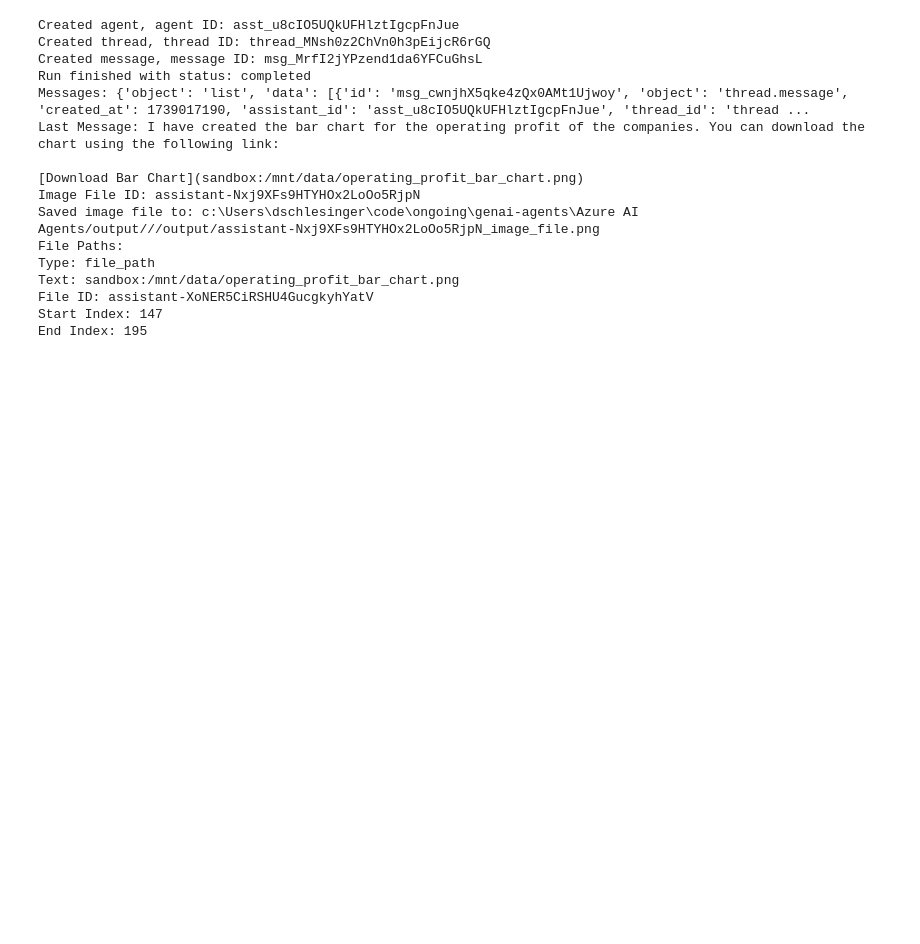
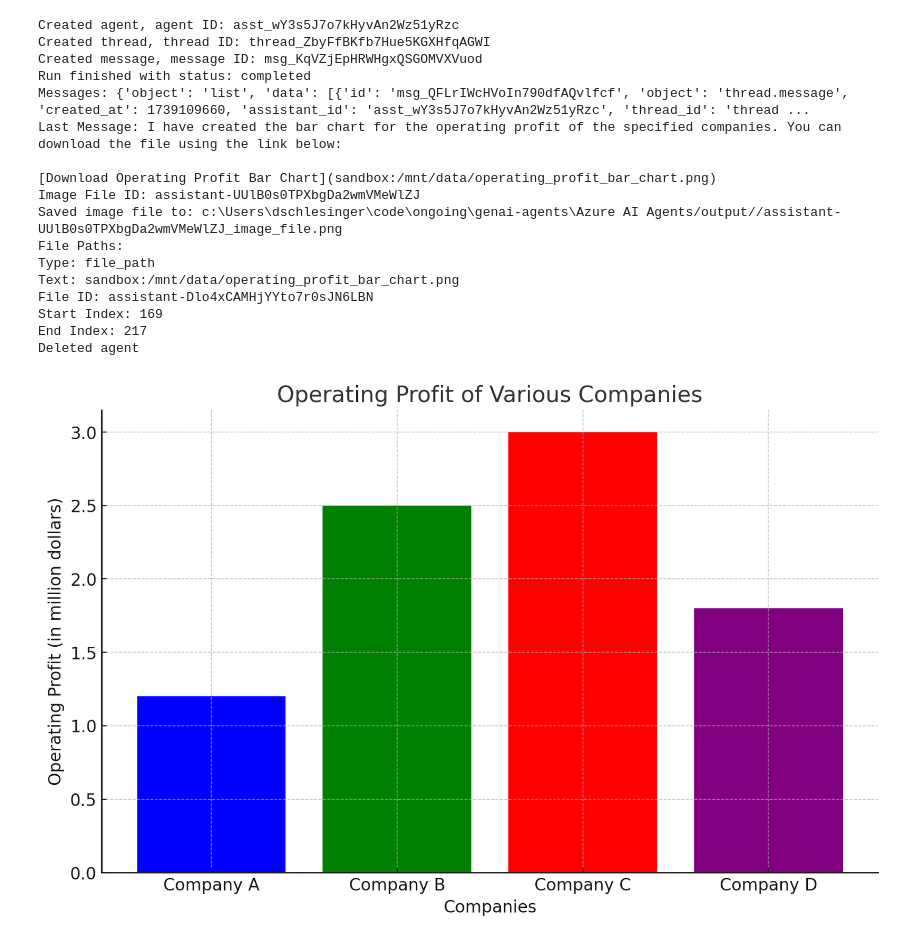
Before and after one commit to denisa-ms/genai-agents, a Jupyter notebook: Azure AI Agents/1-agent with code interpreter.ipynb, the cells around one changed output. Drawn from its saved outputs; the diff is of its cells as text; code cells hidden in the pictures; blank space fills up the shorter version.

Commit message:
agents

```diff
--- a/Azure AI Agents/1-agent with code interpreter.ipynb
+++ b/Azure AI Agents/1-agent with code interpreter.ipynb
@@ -75,11 +75,12 @@ with project_client:
     if last_msg:
         print(f"Last Message: {last_msg.text.value}")
 
+    target_dir = f"{Path.cwd()}/output/"
+    file_name=""
     # Generate an image file for the bar chart
     for image_content in messages.image_contents:
         print(f"Image File ID: {image_content.image_file.file_id}")
-        target_dir = f"{Path.cwd()}/output/"
-        file_name = f"/output/{image_content.image_file.file_id}_image_file.png"
+        file_name = f"{image_content.image_file.file_id}_image_file.png"
         project_client.agents.save_file(file_id=image_content.image_file.file_id, file_name=file_name, target_dir=target_dir)
         print(f"Saved image file to: {target_dir}/{file_name}")
 
@@ -97,19 +98,26 @@ with project_client:
     project_client.agents.delete_agent(agent.id)
     print("Deleted agent")
 # %% [output]
-Created agent, agent ID: asst_u8cIO5UQkUFHlztIgcpFnJue
-Created thread, thread ID: thread_MNsh0z2ChVn0h3pEijcR6rGQ
-Created message, message ID: msg_MrfI2jYPzend1da6YFCuGhsL
+Created agent, agent ID: asst_wY3s5J7o7kHyvAn2Wz51yRzc
+Created thread, thread ID: thread_ZbyFfBKfb7Hue5KGXHfqAGWI
+Created message, message ID: msg_KqVZjEpHRWHgxQSGOMVXVuod
 Run finished with status: completed
-Messages: {'object': 'list', 'data': [{'id': 'msg_cwnjhX5qke4zQx0AMt1Ujwoy', 'object': 'thread.message', 'created_at': 1739017190, 'assistant_id': 'asst_u8cIO5UQkUFHlztIgcpFnJue', 'thread_id': 'thread ...
-Last Message: I have created the bar chart for the operating profit of the companies. You can download the chart using the following link:
+Messages: {'object': 'list', 'data': [{'id': 'msg_QFLrIWcHVoIn790dfAQvlfcf', 'object': 'thread.message', 'created_at': 1739109660, 'assistant_id': 'asst_wY3s5J7o7kHyvAn2Wz51yRzc', 'thread_id': 'thread ...
+Last Message: I have created the bar chart for the operating profit of the specified companies. You can download the file using the link below:
 
-[Download Bar Chart](sandbox:/mnt/data/operating_profit_bar_chart.png)
-Image File ID: assistant-Nxj9XFs9HTYHOx2LoOo5RjpN
-Saved image file to: c:\Users\dschlesinger\code\ongoing\genai-agents\Azure AI Agents/output///output/assistant-Nxj9XFs9HTYHOx2LoOo5RjpN_image_file.png
+[Download Operating Profit Bar Chart](sandbox:/mnt/data/operating_profit_bar_chart.png)
+Image File ID: assistant-UUlB0s0TPXbgDa2wmVMeWlZJ
+Saved image file to: c:\Users\dschlesinger\code\ongoing\genai-agents\Azure AI Agents/output//assistant-UUlB0s0TPXbgDa2wmVMeWlZJ_image_file.png
 File Paths:
 Type: file_path
 Text: sandbox:/mnt/data/operating_profit_bar_chart.png
-File ID: assistant-XoNER5CiRSHU4GucgkyhYatV
-Start Index: 147
-End Index: 195
+File ID: assistant-Dlo4xCAMHjYYto7r0sJN6LBN
+Start Index: 169
+End Index: 217
+Deleted agent
+# %%
+from IPython.display import display, HTML, JSON, Markdown, Image
+
+display(Image(target_dir+file_name))
+# %% [output]
+[figure, added]
```
Also changed, not shown: 3 other files.
